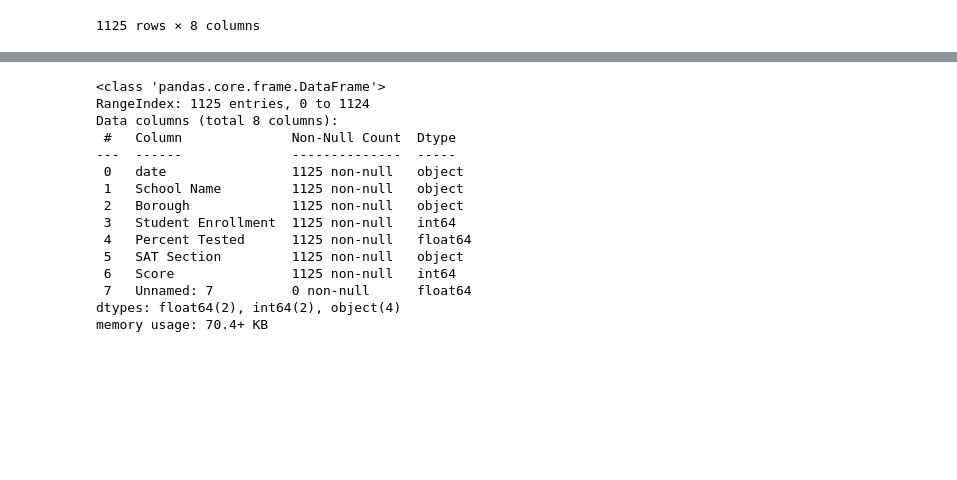
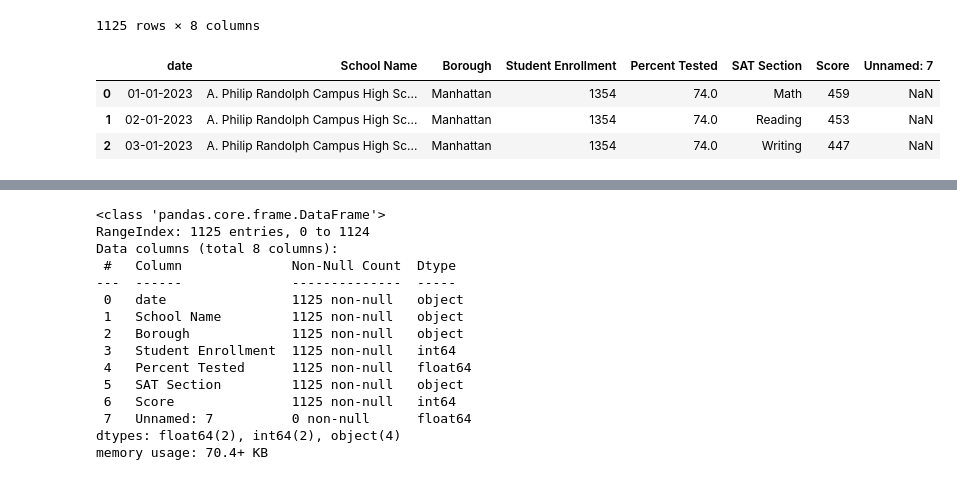
Before and after one commit to Narula901/Python-Library, a Jupyter notebook: Pandas/Reshaping with Pivots.ipynb, the cells around one changed output, grey strips where cells are left out. Cells and saved outputs as stored; diff of their text form; code cells hidden in the pictures; blank space fills up the shorter version.

```diff
--- a/Pandas/Reshaping with Pivots.ipynb
+++ b/Pandas/Reshaping with Pivots.ipynb
@@ -3,7 +3,7 @@
 # %%
 import pandas as pd
 # %%
-sat = pd.read_csv('D:\Data for Preprocessing\scores.csv')
+sat = pd.read_csv('D:\karan data\Data for Preprocessing\scores.csv')
 # %%
 sat
 # %% [output]
@@ -22,0 +25,7 @@ sat
+# %%
+sat.head(3)
+# %% [output]
+|  | date | School Name | Borough | Student Enrollment | Percent Tested | SAT Section | Score | Unnamed: 7 |
+| 0 | 01-01-2023 | A. Philip Randolph Campus High Sc... | Manhattan | 1354 | 74.0 | Math | 459 | NaN |
+| 1 | 02-01-2023 | A. Philip Randolph Campus High Sc... | Manhattan | 1354 | 74.0 | Reading | 453 | NaN |
+| 2 | 03-01-2023 | A. Philip Randolph Campus High Sc... | Manhattan | 1354 | 74.0 | Writing | 447 | NaN |
```
Also changed, not shown: parts of 5 cells of this notebook.
